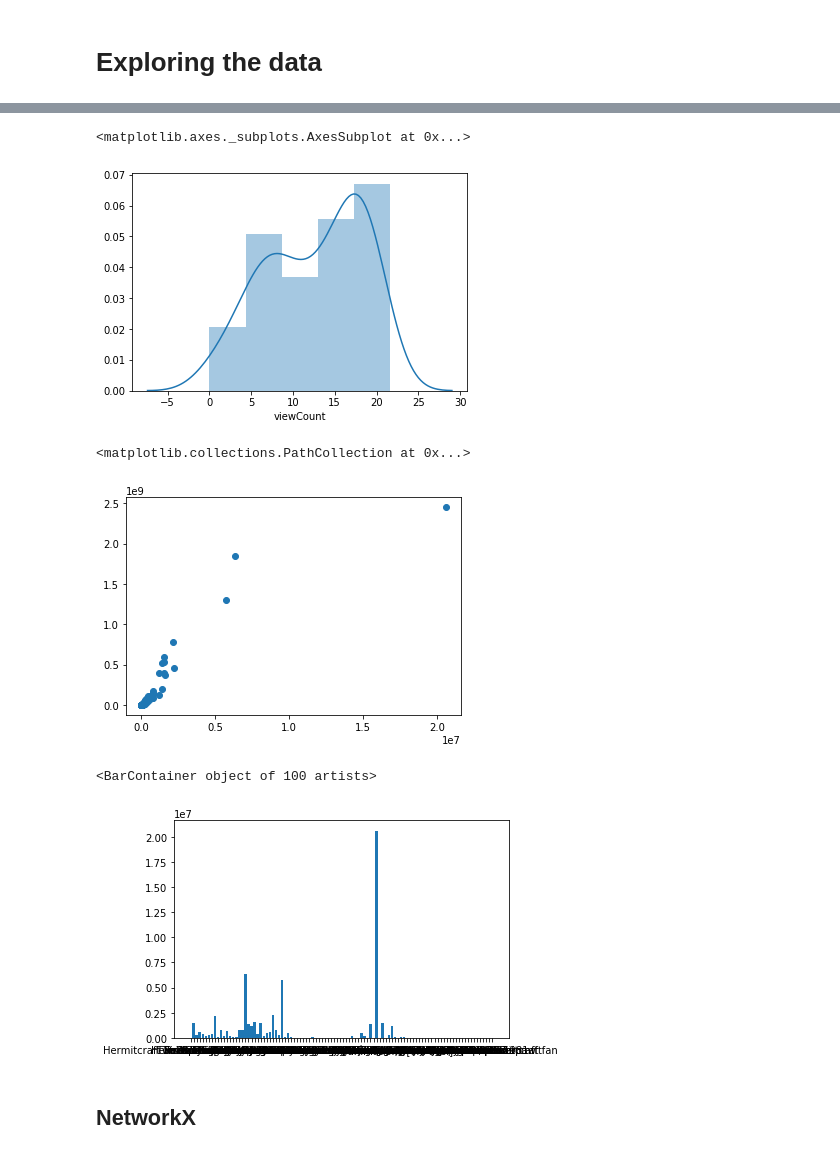
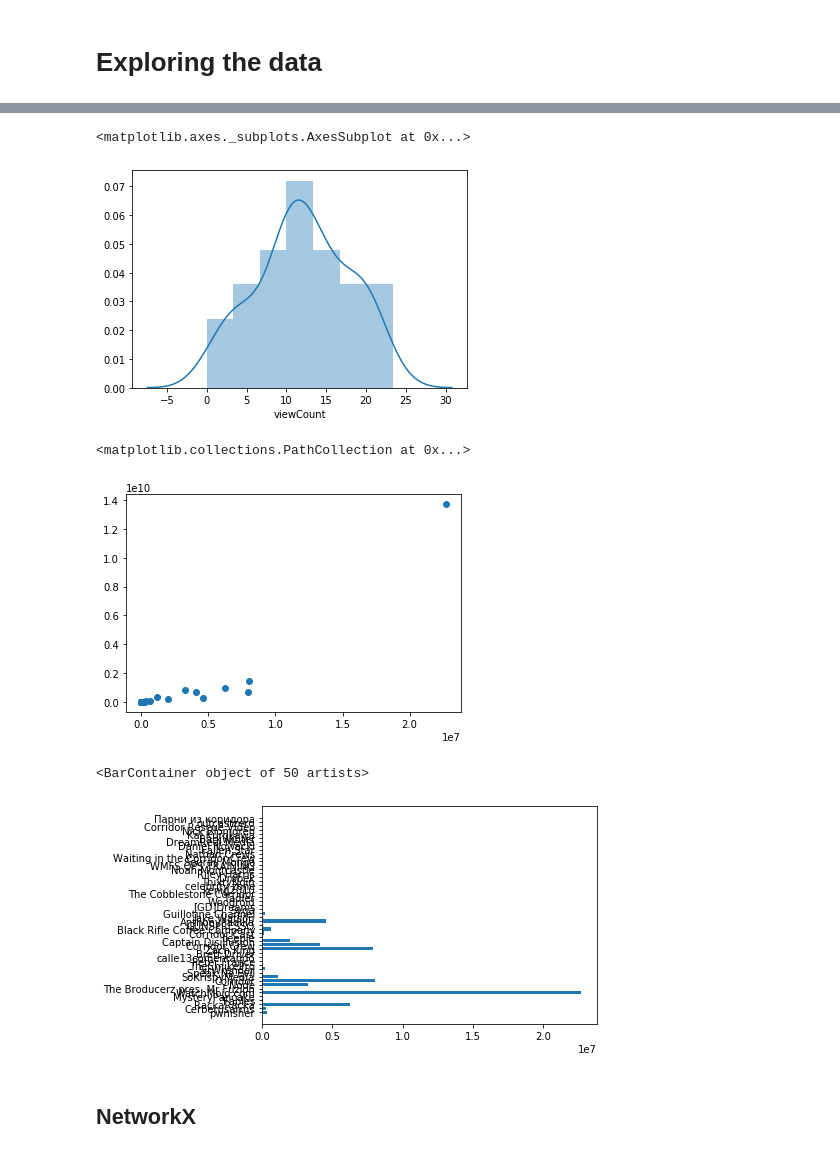
Before and after one commit to DanOvad/youtube-channel-analysis, a Jupyter notebook: youtube_data.ipynb, the cells around one changed output, grey strips where cells are left out. Cells and saved outputs as stored; diff of their text form; code cells hidden in the pictures.

```diff
--- a/youtube_data.ipynb
+++ b/youtube_data.ipynb
@@ -77,6 +79,7 @@ def request_youtube_search_channels(query, n):
                         q=query,
                         key=config.api_key)
         )
+        assert resp.ok
         nextPageToken = json.loads(resp.content)['nextPageToken']
         channel_list.extend(json.loads(resp.content)['items'])
         #print(len(set(channel['id']['channelId'] for channel in channel_list)))
@@ -152,7 +155,7 @@ def extract_channel_details(channel_resp):
 # Main
 # %%
 # Request n number of channels from a youtube search
-CHANNEL_LIST = request_youtube_search_channels('Hermitcraft',100)
+CHANNEL_LIST = request_youtube_search_channels('Corridor Crew',50)
 
 # Retrieve Channel Ids from the list of dictionaries
 CHANNELID_LIST = [channel['snippet']['channelId'] for channel in CHANNEL_LIST]
@@ -229,17 +204,17 @@ sns.distplot(DF['subscriberCount'].map(lambda x: np.log(x+1)))
 sns.distplot(DF['viewCount'].map(lambda x: np.log(x+1)))
 # %% [output]
 <matplotlib.axes._subplots.AxesSubplot at 0x...>
-[figure, old version]
+[figure, new version]
 # %%
 plt.scatter(DF['subscriberCount'], DF['viewCount'])
 # %% [output]
 <matplotlib.collections.PathCollection at 0x...>
-[figure, old version]
+[figure, new version]
 # %%
-plt.bar(DF['title'], DF['subscriberCount'])
+plt.barh(DF['title'], DF['subscriberCount'])
 # %% [output]
-<BarContainer object of 100 artists>
+<BarContainer object of 50 artists>
-[figure, old version]
+[figure, new version]
 # %% [markdown]
 ## NetworkX
 # %%
```
Also changed, not shown: parts of 19 cells of this notebook.
